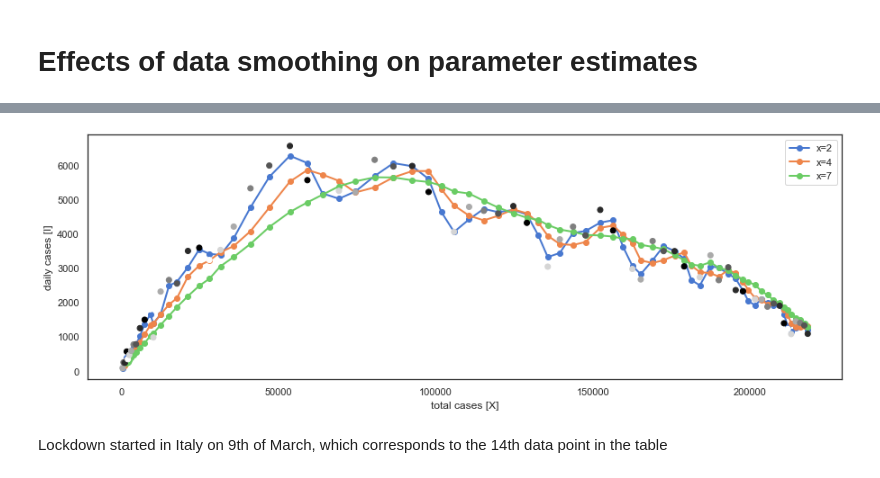
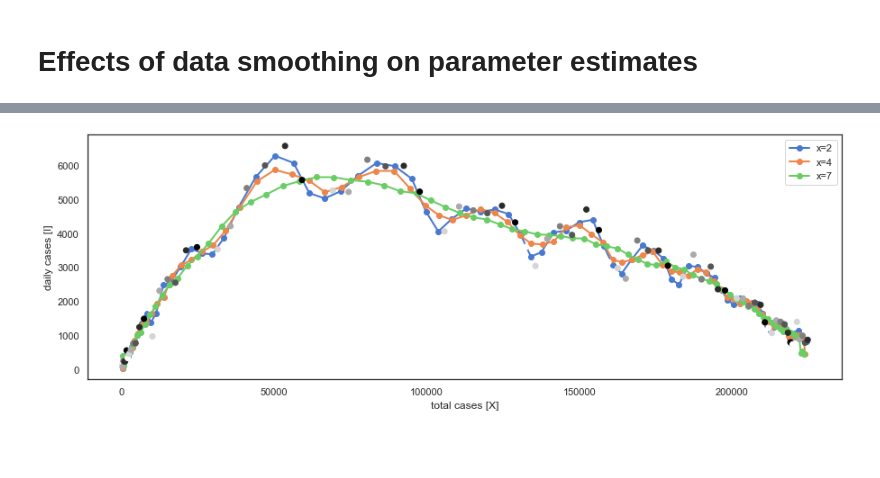
Before and after one commit to dimarkov/SIRCovid19, a Jupyter notebook: smoothing_data.ipynb, the cells around one changed output, grey strips where cells are left out. Saved outputs shown, nothing was run; the diff lists cells and outputs as text; code cells hidden in the pictures; blank space fills up the shorter version.

```diff
--- a/smoothing_data.ipynb
+++ b/smoothing_data.ipynb
@@ -117,22 +129,24 @@ df_regional.rename(columns={'data': 'date',
 # %%
 # plot data smoothed with x-days moving average
 
 days = pd.to_datetime(df_national.date, infer_datetime_format=True).dt.dayofweek
 
 fig, axes = plt.subplots(1, 1, figsize=(15, 5))
 
 for x in [2, 4, 7]:
-    axes.plot(df_national.X, df_national.I.rolling(window=x).mean(), 'o-', label='x={}'.format(x), lw=2)
+    X = df_national.X.rolling(window=x, min_periods=1, center=True).mean()
+    I = np.diff(np.concatenate([np.zeros(1), X.values], -1), axis=-1)
+    axes.plot(X, I, 'o-', label='x={}'.format(x), lw=2)
 
 axes.scatter(df_national.X.values, df_national.I.values, c=days.values/6., cmap='gray_r', zorder=10)
 
 axes.set_ylabel('daily cases [I]');
 axes.set_xlabel('total cases [X]');
 axes.legend();
 
 fig.savefig('smoothing.png', dpi=300)
 # %% [output]
-[figure, old version]
+[figure, new version]
 # %%
 # fitting the static model
 num_warmup = 1000
@@ -159,6 +175,4 @@ for x in [1, 2, 3, 4, 7]:
     samples[x] = mcmc.get_samples()
-# %% [markdown]
-Lockdown started in Italy on 9th of March, which corresponds to the 14th data point in the table
 # %%
 fig, axes = plt.subplots(1, 1, figsize=(15, 5))
 
```
Also changed, not shown: parts of 8 cells of this notebook, 1 other file.
